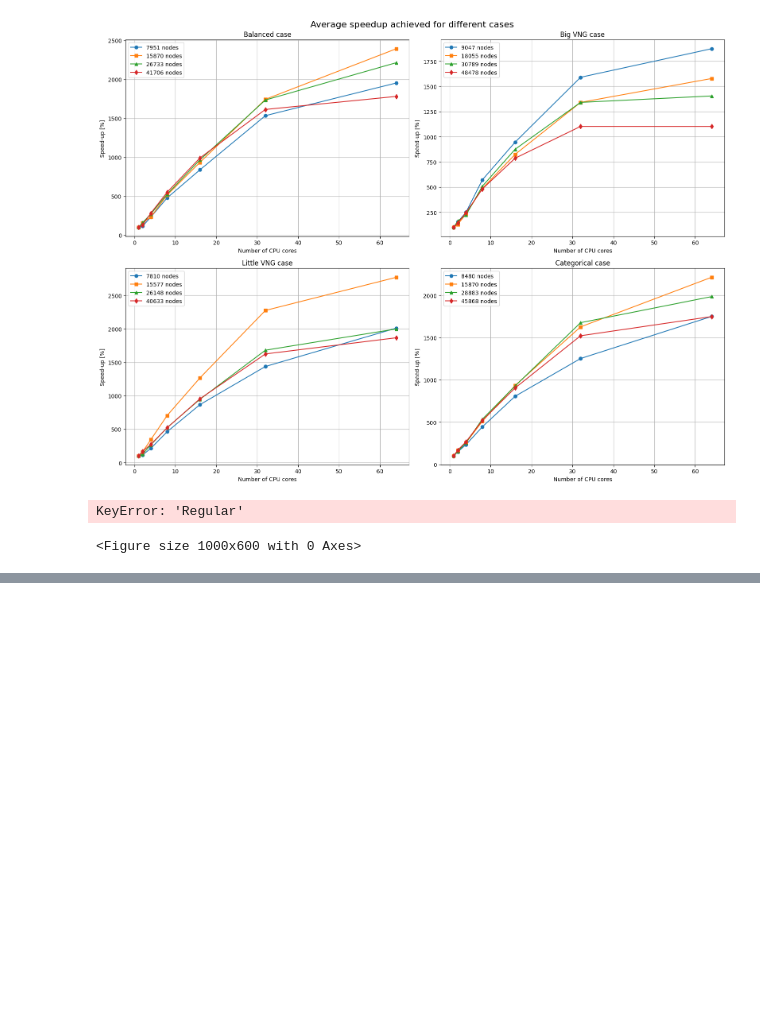
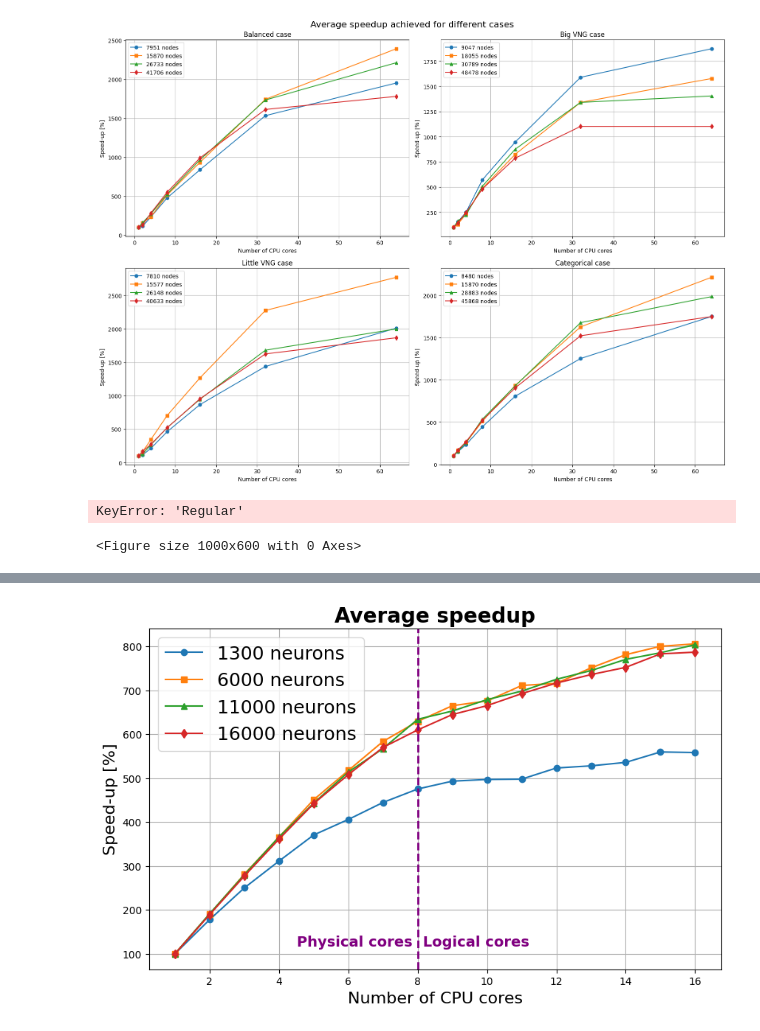
Before and after one commit to tyrrr-aj/associata, a Jupyter notebook: pyassoc/plots.ipynb, the cells around one changed output, grey strips where cells are left out. Saved outputs shown, nothing was run; the diff lists cells and outputs as text; code cells hidden in the pictures; blank space fills up the shorter version.

```diff
--- a/pyassoc/plots.ipynb
+++ b/pyassoc/plots.ipynb
@@ -755,0 +789,14 @@ KeyError: 'Regular'
+# %%
+import numpy as np
+
+speedups = [[], [], [], []]
+
+for vng_layout in results.keys():
+    for i, exp_size in enumerate(results[vng_layout]):
+        single_core_time = exp_size['inference_times'][0]
+        speedup = [100 * single_core_time / time for time in exp_size['inference_times']]
+        speedups[i].append(speedup)
+
+speedups = np.array(speedups)
+
+avg_speedups = [[sum(structure_size_speedups[:,n_cores]) / 4 for n_cores in range(16)] for structure_size_speedups in speedups]
@@ -755,0 +823,31 @@ KeyError: 'Regular'
+# %%
+n_cores = list(range(1, 17))
+markers = ['o', 's', '^', 'd']
+labels = ['1300 neurons', '6000 neurons', '11000 neurons', '16000 neurons']
+
+# Plotting the data
+plt.figure(figsize=(10, 6))
+
+for avg_speedup, marker, label in zip(avg_speedups, markers, labels):
+    plt.plot(n_cores, avg_speedup, label=label, marker=marker)
+
+# Adding labels and title
+plt.xlabel('Number of CPU cores', fontsize=16)
+plt.ylabel('Speed-up [%]', fontsize=16)
+plt.title('Average speedup', fontsize=20, fontweight='bold')
+
+# Physical/logical CPU cores indication
+plt.axvline(x=8, color='purple', linestyle='--', linewidth=2)
+plt.text(8, plt.ylim()[1]*0.15, 'Physical cores ', ha='right', va='center', fontsize=14, fontweight='bold', color='purple')
+plt.text(8, plt.ylim()[1]*0.15, ' Logical cores', ha='left', va='center', fontsize=14, fontweight='bold', color='purple')
+
+# Adding legend and grid
+plt.legend(fontsize=18)
+plt.grid(True)
+
+plt.savefig('results-strong-speedup-avg.svg', format='svg')
+
+# Show the plot
+plt.show()
+# %% [output]
+[figure, added]
```
Also changed, not shown: parts of 5 cells of this notebook, 16 other files.
